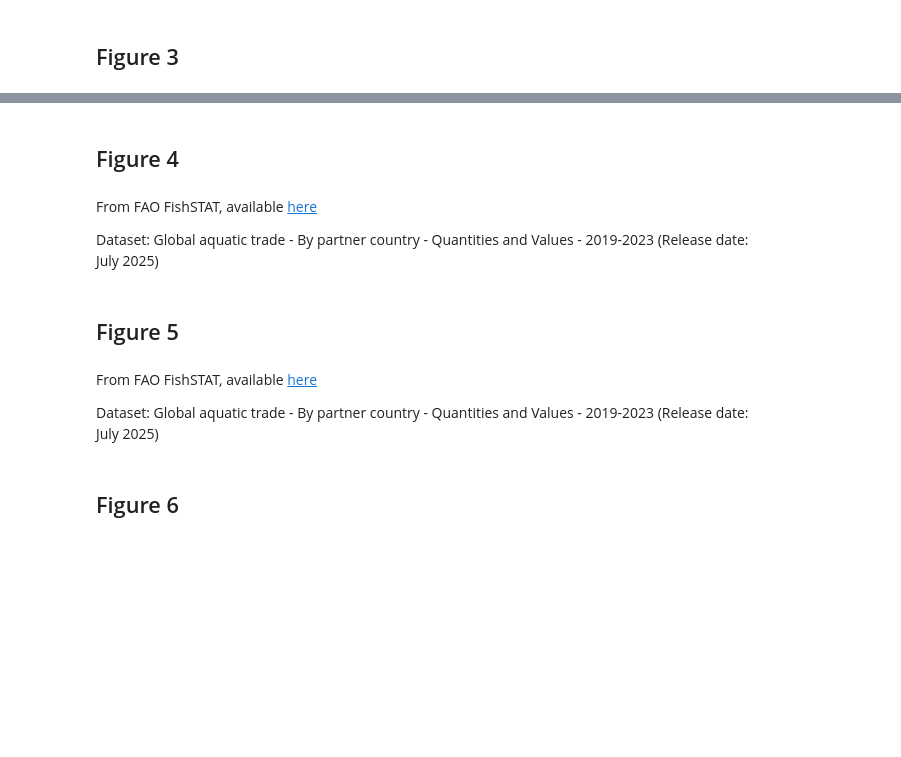
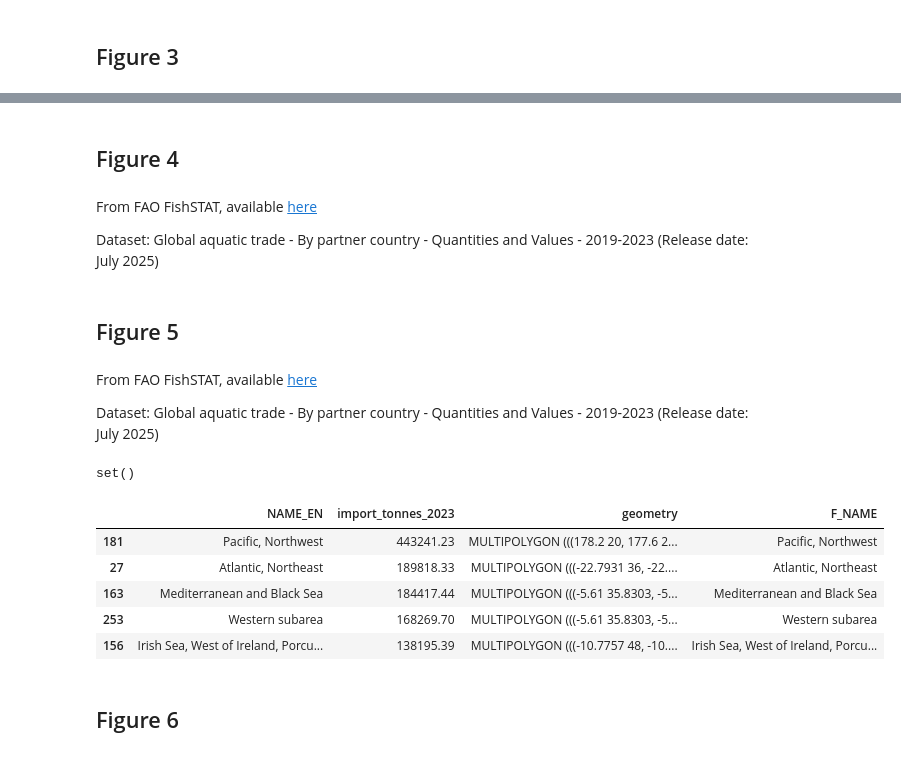
Before and after one commit to Ode-PBLLC/ocean-central, a Jupyter notebook: Code/Harvest Wisely.ipynb, the cells around one changed output, grey strips where cells are left out. Drawn from its saved outputs; the diff is of its cells as text; code cells hidden in the pictures; blank space fills up the shorter version.

```diff
--- a/Code/Harvest Wisely.ipynb
+++ b/Code/Harvest Wisely.ipynb
@@ -494,6 +401,0 @@ prod_by_country.head()
-# %% [markdown]
-## Figure 4
-# %% [markdown]
-From FAO FishSTAT, available [here](https://www.fao.org/fishery/en/topic/166235/en)
-
-Dataset: Global aquatic trade - By partner country - Quantities and Values - 2019-2023 (Release date: July 2025)
@@ -527,6 +401,0 @@ imports_timeseries.to_json("../Data/figure_4_imports_timeseries.json", orient="r
-# %% [markdown]
-## Figure 5
-# %% [markdown]
-From FAO FishSTAT, available [here](https://www.fao.org/fishery/en/topic/166235/en)
-
-Dataset: Global aquatic trade - By partner country - Quantities and Values - 2019-2023 (Release date: July 2025)
@@ -543,0 +402,6 @@ importers.to_json("../Data/figure_5_biggest_importers.json", orient="records", i
+# %% [markdown]
+## Figure 4
+# %% [markdown]
+From FAO FishSTAT, available [here](https://www.fao.org/fishery/en/topic/166235/en)
+
+Dataset: Global aquatic trade - By partner country - Quantities and Values - 2019-2023 (Release date: July 2025)
@@ -544,3 +435,55 @@ importers.to_json("../Data/figure_5_biggest_importers.json", orient="records", i
+# %% [markdown]
+## Figure 5
+# %% [markdown]
+From FAO FishSTAT, available [here](https://www.fao.org/fishery/en/topic/166235/en)
+
+Dataset: Global aquatic trade - By partner country - Quantities and Values - 2019-2023 (Release date: July 2025)
+# %%
+# Run cell for Figure 4
+imports_2023 = imports # drop if needed with .drop(columns=["2019", "2020", "2021", "2022"])
+
+country_codes = pd.read_excel("../Data/FAO_country_names.xlsx")[["ISO3", "LIST NAME"]]
+
+imports_2023_iso3 = pd.merge(imports_2023, country_codes, how="inner",
+         left_on="Reporting country (Name)", right_on="LIST NAME").drop(columns="LIST NAME")
+
+# Check for missing countries
+matched_countries = list(imports_2023_iso3["Reporting country (Name)"].unique())
+
+all_countries = set(imports_2023["Reporting country (Name)"].unique())
+matched = set(matched_countries)
+
+unmatched = all_countries - matched
+print(unmatched)
+
+# Calculate per country
+importers = imports_2023_iso3.groupby("Reporting country (Name)", as_index=False).agg({"2023":"sum","ISO3":"first"})
+importers = importers.rename(columns={"2023": "import_tonnes_2023"}).sort_values(by="import_tonnes_2023", ascending=False)
+importers = importers.reset_index(drop=True)
+
+# Join fishing areas to country level data
+importers_joined = pd.merge(importers, fishing_areas, left_on="ISO3", right_on="ISO_A3")
+
+# Aggregate country level data to fishing area
+import_by_region = gpd.GeoDataFrame(importers_joined.groupby(by="NAME_EN",as_index=False).agg({"import_tonnes_2023":"sum", "geometry":"first", "F_NAME":"first"}))
+import_by_region = import_by_region[~import_by_region["NAME_EN"].isna()]
+import_by_region = import_by_region[import_by_region["NAME_EN"] != ""].sort_values(by="import_tonnes_2023", ascending=False)
+
+# Save as geojson and display top
+import_by_region.to_file("figure_5_biggest_importers_fishing_areas.geojson", driver="GeoJSON")
+
+# Save
+importers.to_json("../Data/figure_5_biggest_importers.json", orient="records", indent=4)
+
+import_by_region.head()
+# %% [output]
+set()
+|  | NAME_EN | import_tonnes_2023 | geometry | F_NAME |
+| 181 | Pacific, Northwest | 443241.23 | MULTIPOLYGON (((178.2 20, 177.6 2... | Pacific, Northwest |
+| 27 | Atlantic, Northeast | 189818.33 | MULTIPOLYGON (((-22.7931 36, -22.... | Atlantic, Northeast |
+| 163 | Mediterranean and Black Sea | 184417.44 | MULTIPOLYGON (((-5.61 35.8303, -5... | Mediterranean and Black Sea |
+| 253 | Western subarea | 168269.70 | MULTIPOLYGON (((-5.61 35.8303, -5... | Western subarea |
+| 156 | Irish Sea, West of Ireland, Porcu... | 138195.39 | MULTIPOLYGON (((-10.7757 48, -10.... | Irish Sea, West of Ireland, Porcu... |
 # %% [markdown]
 ## Figure 6
 # %% [markdown]
```
Also changed, not shown: parts of 35 cells of this notebook.
